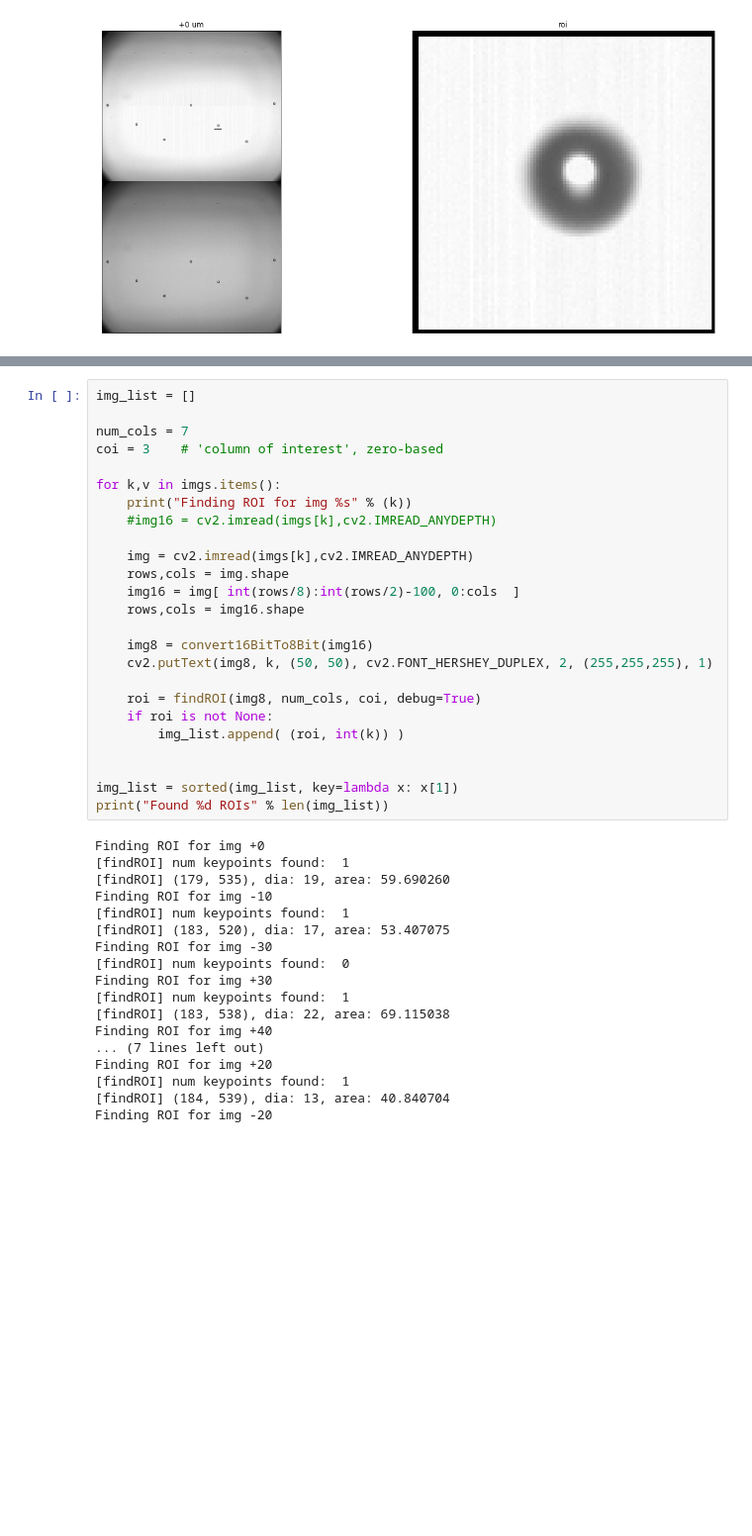
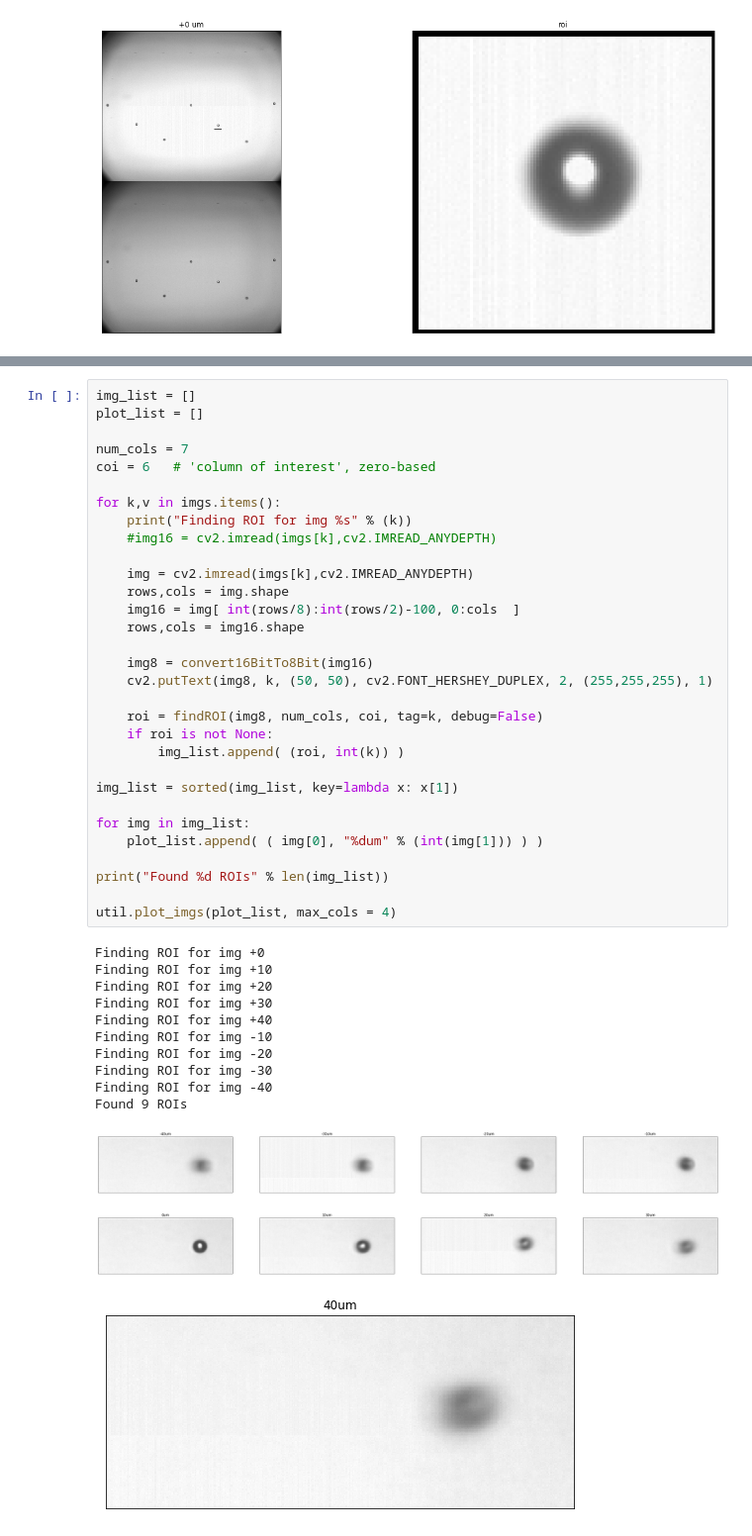
Before and after one commit to Aniruddh1/ipython-opencv-notebooks, a Jupyter notebook: notebooks/DIF_AutoFocus.ipynb, the cells around one changed output, grey strips where cells are left out. Shown at 99% size. Cells and saved outputs as stored; diff of their text form; blank space fills up the shorter version.

```diff
--- a/notebooks/DIF_AutoFocus.ipynb
+++ b/notebooks/DIF_AutoFocus.ipynb
@@ -175,43 +179,45 @@ roi = findROI(img8, num_cols, coi, tag=k, debug=True)
 # %%
 img_list = []
+plot_list = []
 
 num_cols = 7
-coi = 3    # 'column of interest', zero-based
+coi = 6   # 'column of interest', zero-based
 
 for k,v in imgs.items():
     print("Finding ROI for img %s" % (k))
     #img16 = cv2.imread(imgs[k],cv2.IMREAD_ANYDEPTH)
 
     img = cv2.imread(imgs[k],cv2.IMREAD_ANYDEPTH)
     rows,cols = img.shape
     img16 = img[ int(rows/8):int(rows/2)-100, 0:cols  ]
     rows,cols = img16.shape
 
     img8 = convert16BitTo8Bit(img16)
     cv2.putText(img8, k, (50, 50), cv2.FONT_HERSHEY_DUPLEX, 2, (255,255,255), 1)
 
-    roi = findROI(img8, num_cols, coi, debug=True)
+    roi = findROI(img8, num_cols, coi, tag=k, debug=False)
     if roi is not None:
         img_list.append( (roi, int(k)) )
 
+img_list = sorted(img_list, key=lambda x: x[1])
 
-img_list = sorted(img_list, key=lambda x: x[1])
+for img in img_list:
+    plot_list.append( ( img[0], "%dum" % (int(img[1])) ) )
+
 print("Found %d ROIs" % len(img_list))
+
+util.plot_imgs(plot_list, max_cols = 4)
 # %% [output]
 Finding ROI for img +0
-[findROI] num keypoints found:  1
-[findROI] (179, 535), dia: 19, area: 59.690260
+Finding ROI for img +10
+Finding ROI for img +20
+Finding ROI for img +30
+Finding ROI for img +40
 Finding ROI for img -10
-[findROI] num keypoints found:  1
-[findROI] (183, 520), dia: 17, area: 53.407075
+Finding ROI for img -20
 Finding ROI for img -30
-[findROI] num keypoints found:  0
-Finding ROI for img +30
-[findROI] num keypoints found:  1
-[findROI] (183, 538), dia: 22, area: 69.115038
-Finding ROI for img +40
-... (7 lines left out)
-Finding ROI for img +20
-[findROI] num keypoints found:  1
-[findROI] (184, 539), dia: 13, area: 40.840704
-Finding ROI for img -20
+Finding ROI for img -40
+Found 9 ROIs
+[figure, added]
+[figure, added]
+[figure, added]
```
Also changed, not shown: parts of 11 cells of this notebook, 3 other files.
